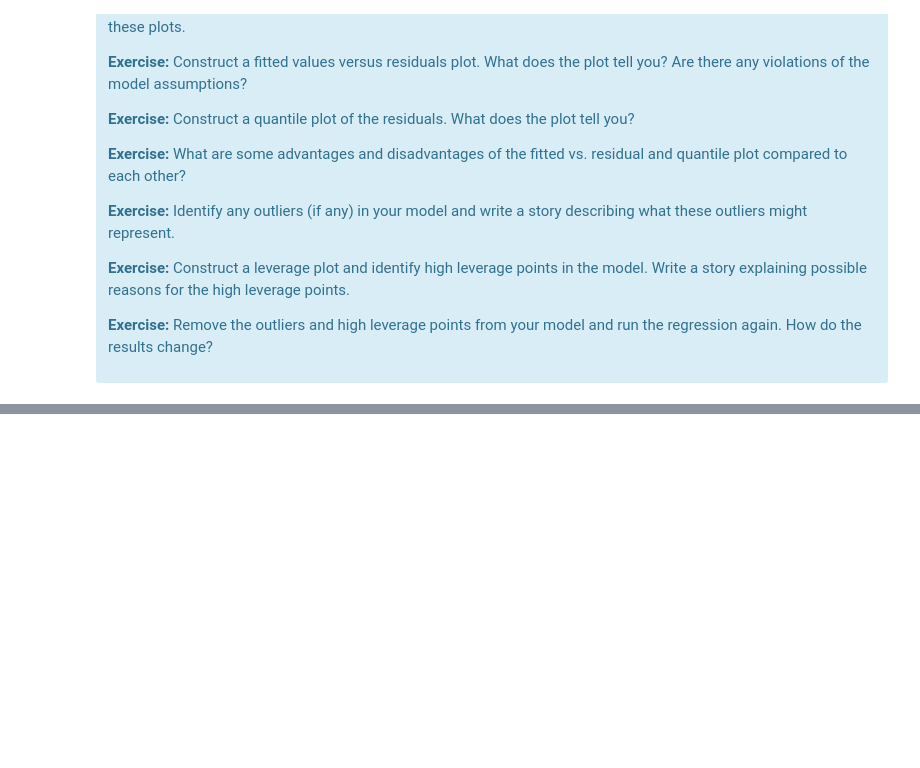
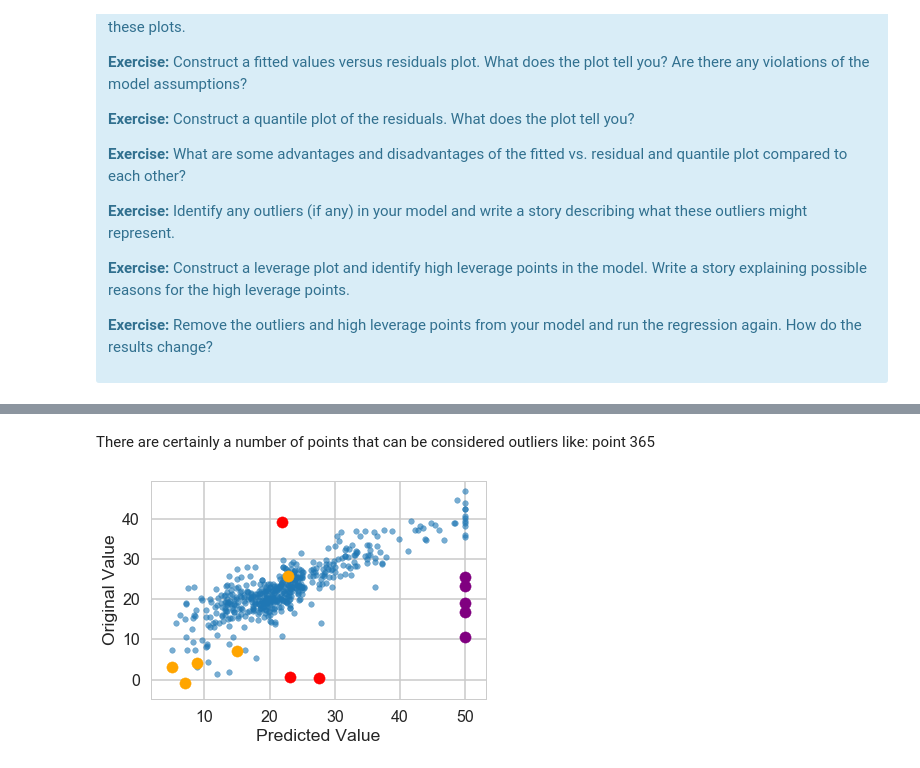
Before and after one commit to dc2629/Springboard_Projects, a Jupyter notebook: linear_regression/Mini_Project_Linear_Regression.ipynb, the cells around one changed output, grey strips where cells are left out. Cells and saved outputs as stored; diff of their text form; code cells hidden in the pictures; blank space fills up the shorter version.

```diff
--- a/linear_regression/Mini_Project_Linear_Regression.ipynb
+++ b/linear_regression/Mini_Project_Linear_Regression.ipynb
@@ -905,0 +963,17 @@ There are some other issues that are important investigate with linear regressio
+# %% [markdown]
+There are certainly a number of points that can be considered outliers like: point 365
+# %%
+plt.scatter(y,y_pred, marker='.',linestyle='None',alpha=.6)
+# Show the high leverage points in orange and the large residual points in purple. If the point has both high leverage
+# and large residual than it can be counted as a influential outlier and should be marked as red.
+high_leverage_index = [308,418,405,410,414]
+large_residual_index = [370,369,371,372,368]
+both_index = [364,367,365]
+plt.scatter(y[high_leverage_index],y_pred[high_leverage_index],color='orange')
+plt.scatter(y[large_residual_index],y_pred[large_residual_index],color='purple')
+plt.scatter(y[both_index],y_pred[both_index],color='red')
+plt.xlabel("Predicted Value")
+plt.ylabel("Original Value")
+plt.show()
+# %% [output]
+[figure, added]
```
Also changed, not shown: parts of 14 cells of this notebook.
